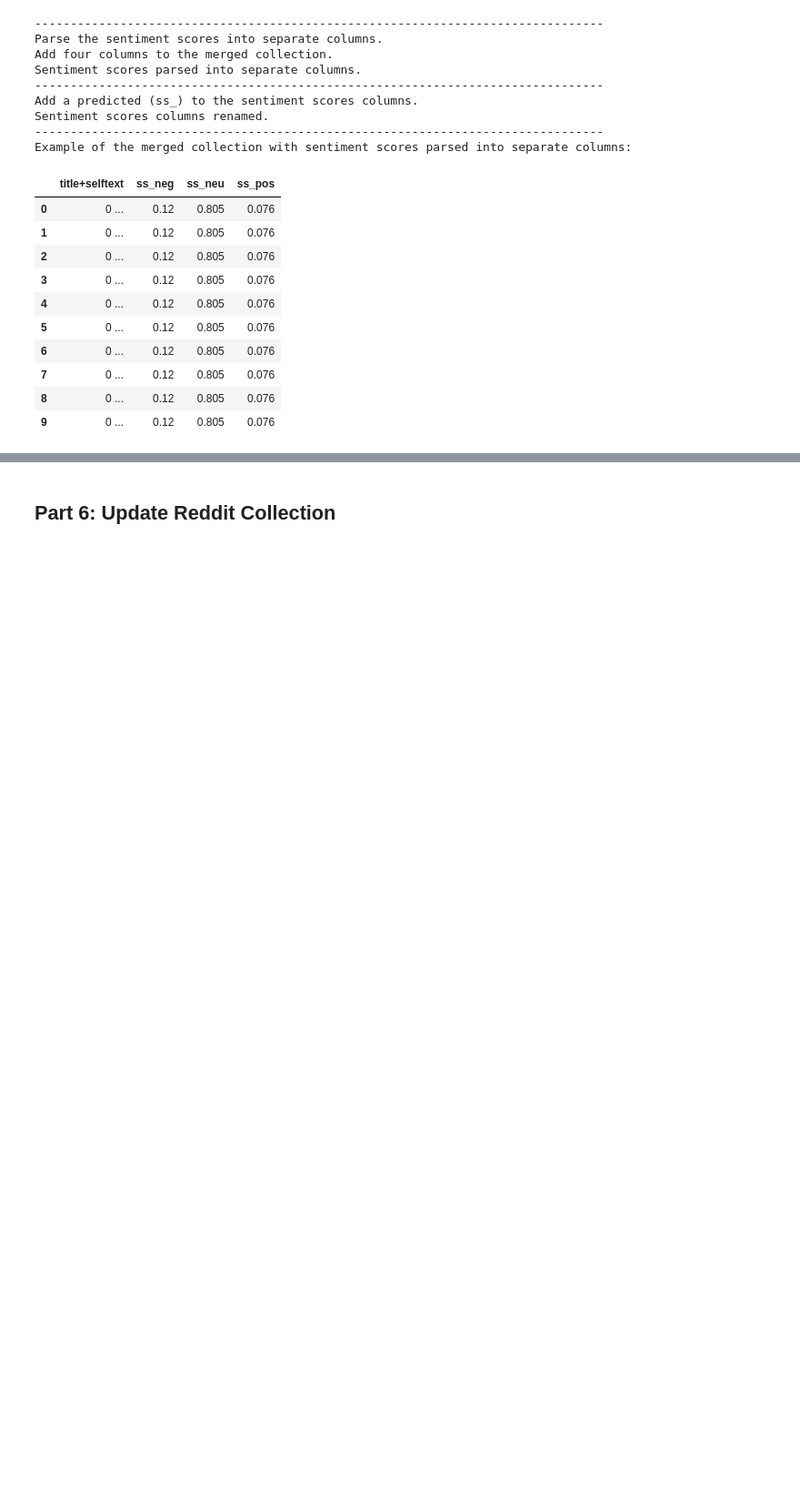
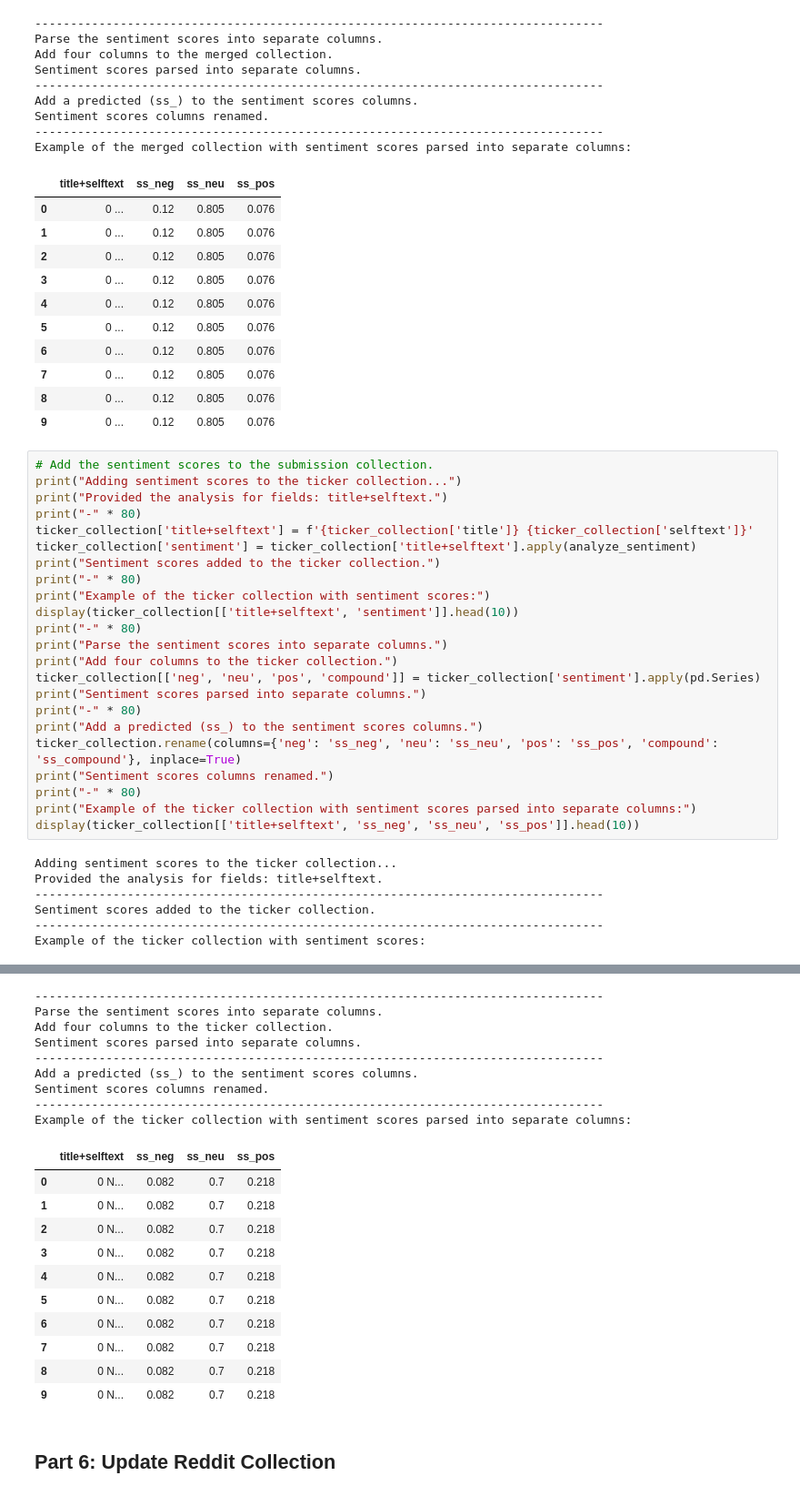
Before and after one commit to ColeJMitchell/machine-learning-stock-prediction, a Jupyter notebook: model_notebooks/sentiment_analysis.ipynb, the cells around one changed output, grey strips where cells are left out. Shown at 91% size. Saved outputs shown, nothing was run; the diff lists cells and outputs as text; blank space fills up the shorter version.

```diff
--- a/model_notebooks/sentiment_analysis.ipynb
+++ b/model_notebooks/sentiment_analysis.ipynb
@@ -382,3 +415,33 @@ Example of the merged collection with sentiment scores parsed into separate colu
 | 7 | 0 ... | 0.12 | 0.805 | 0.076 |
 | 8 | 0 ... | 0.12 | 0.805 | 0.076 |
 | 9 | 0 ... | 0.12 | 0.805 | 0.076 |
+# %%
+# Add the sentiment scores to the submission collection.
+print("Adding sentiment scores to the ticker collection...")
+print("Provided the analysis for fields: title+selftext.")
+print("-" * 80)
+ticker_collection['title+selftext'] = f'{ticker_collection['title']} {ticker_collection['selftext']}'
+ticker_collection['sentiment'] = ticker_collection['title+selftext'].apply(analyze_sentiment)
+print("Sentiment scores added to the ticker collection.")
+print("-" * 80)
+print("Example of the ticker collection with sentiment scores:")
+display(ticker_collection[['title+selftext', 'sentiment']].head(10))
+print("-" * 80)
+print("Parse the sentiment scores into separate columns.")
+print("Add four columns to the ticker collection.")
+ticker_collection[['neg', 'neu', 'pos', 'compound']] = ticker_collection['sentiment'].apply(pd.Series)
+print("Sentiment scores parsed into separate columns.")
+print("-" * 80)
+print("Add a predicted (ss_) to the sentiment scores columns.")
+ticker_collection.rename(columns={'neg': 'ss_neg', 'neu': 'ss_neu', 'pos': 'ss_pos', 'compound': 'ss_compound'}, inplace=True)
+print("Sentiment scores columns renamed.")
+print("-" * 80)
+print("Example of the ticker collection with sentiment scores parsed into separate columns:")
+display(ticker_collection[['title+selftext', 'ss_neg', 'ss_neu', 'ss_pos']].head(10))
+# %% [output]
+Adding sentiment scores to the ticker collection...
+Provided the analysis for fields: title+selftext.
+--------------------------------------------------------------------------------
+Sentiment scores added to the ticker collection.
+--------------------------------------------------------------------------------
+Example of the ticker collection with sentiment scores:
@@ -385,3 +459,23 @@ Example of the merged collection with sentiment scores parsed into separate colu
+--------------------------------------------------------------------------------
+Parse the sentiment scores into separate columns.
+Add four columns to the ticker collection.
+Sentiment scores parsed into separate columns.
+--------------------------------------------------------------------------------
+Add a predicted (ss_) to the sentiment scores columns.
+Sentiment scores columns renamed.
+--------------------------------------------------------------------------------
+Example of the ticker collection with sentiment scores parsed into separate columns:
+|  | title+selftext | ss_neg | ss_neu | ss_pos |
+| 0 | 0 N... | 0.082 | 0.7 | 0.218 |
+| 1 | 0 N... | 0.082 | 0.7 | 0.218 |
+| 2 | 0 N... | 0.082 | 0.7 | 0.218 |
+| 3 | 0 N... | 0.082 | 0.7 | 0.218 |
+| 4 | 0 N... | 0.082 | 0.7 | 0.218 |
+| 5 | 0 N... | 0.082 | 0.7 | 0.218 |
+| 6 | 0 N... | 0.082 | 0.7 | 0.218 |
+| 7 | 0 N... | 0.082 | 0.7 | 0.218 |
+| 8 | 0 N... | 0.082 | 0.7 | 0.218 |
+| 9 | 0 N... | 0.082 | 0.7 | 0.218 |
 # %% [markdown]
 ## Part 6: Update Reddit Collection
 # %%
```
Also changed, not shown: parts of 5 cells of this notebook, 5 other files.
